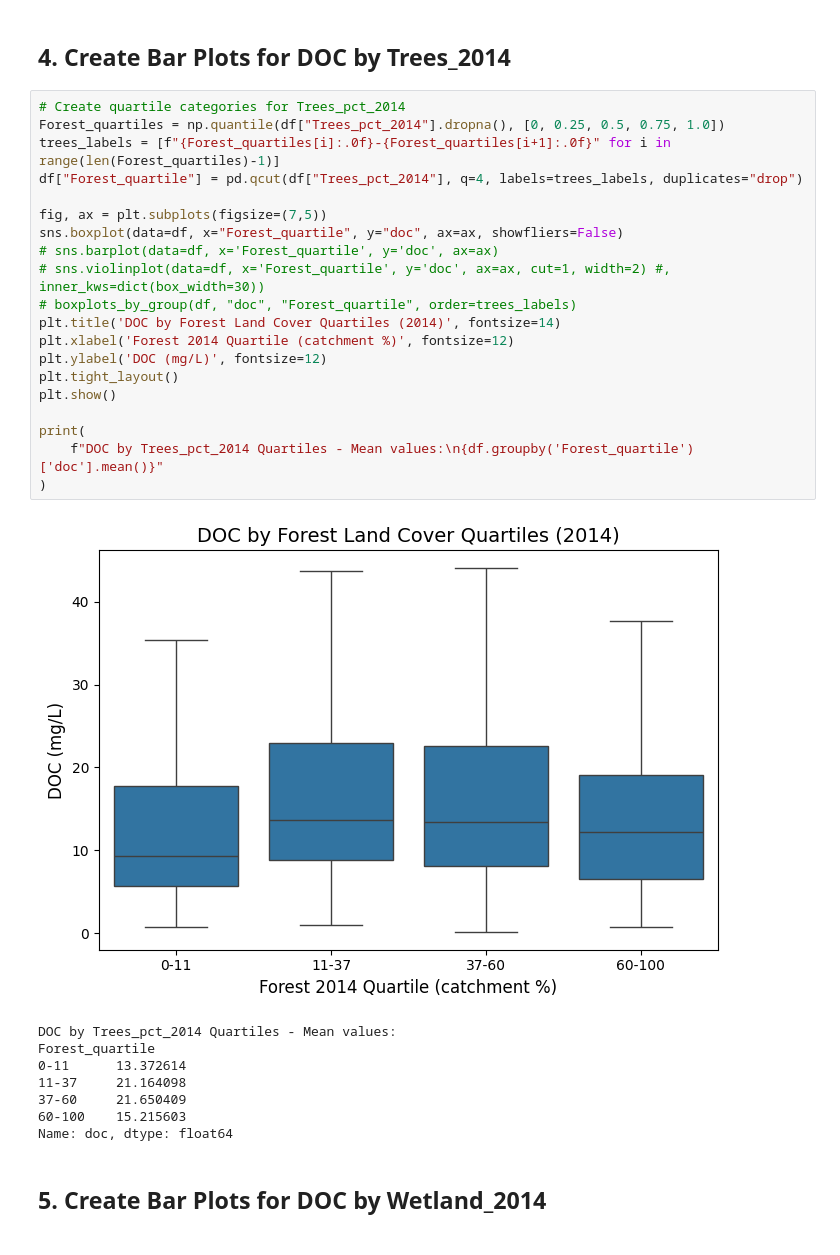
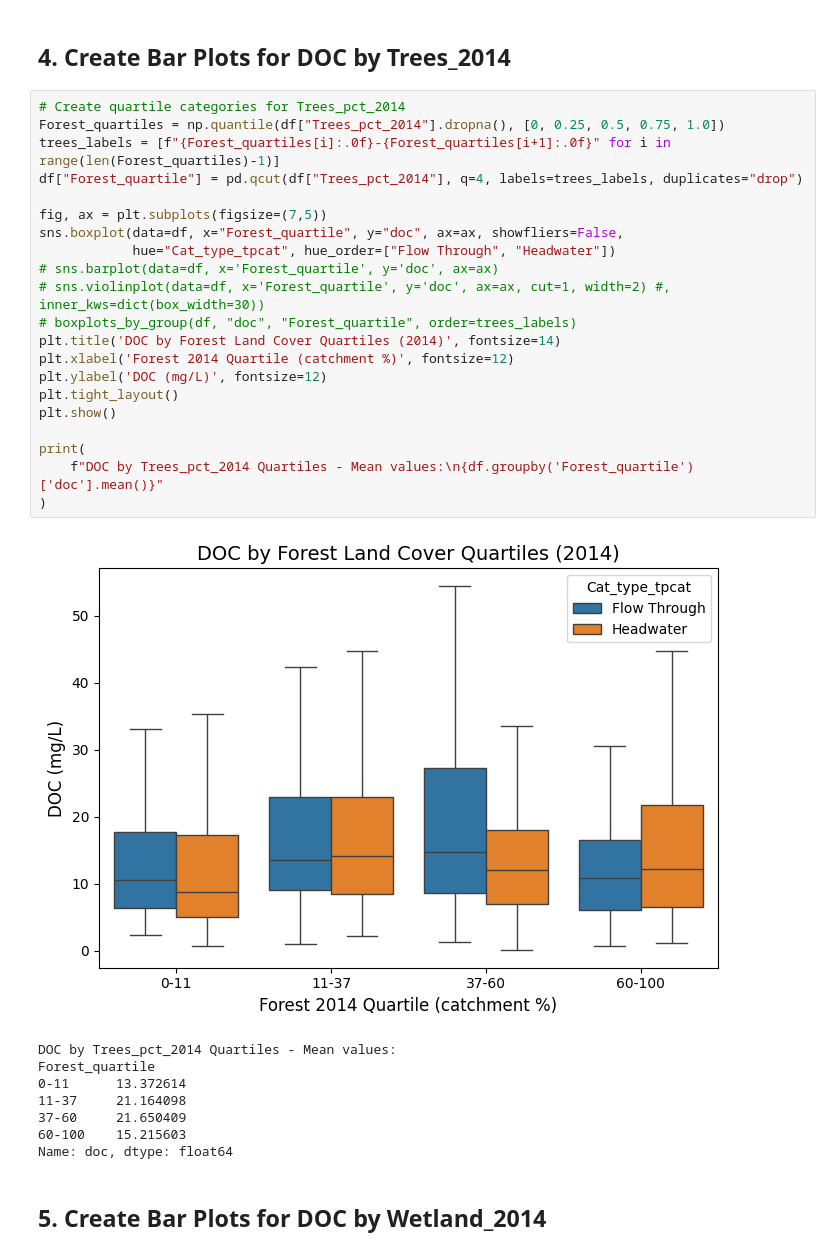
Before and after one commit to ekcomputer/land-cover, a Jupyter notebook: notebooks/data_exploration/harm_doc_landcover_exploration.ipynb, the cells around one changed output. Saved outputs shown, nothing was run; the diff lists cells and outputs as text.

Commit message:
catchment position to plots

```diff
--- a/notebooks/data_exploration/harm_doc_landcover_exploration.ipynb
+++ b/notebooks/data_exploration/harm_doc_landcover_exploration.ipynb
@@ -71,25 +68,26 @@ Name: Trees_pct_2014, dtype: float64
 # %%
 # Create quartile categories for Trees_pct_2014
 Forest_quartiles = np.quantile(df["Trees_pct_2014"].dropna(), [0, 0.25, 0.5, 0.75, 1.0])
 trees_labels = [f"{Forest_quartiles[i]:.0f}-{Forest_quartiles[i+1]:.0f}" for i in range(len(Forest_quartiles)-1)]
 df["Forest_quartile"] = pd.qcut(df["Trees_pct_2014"], q=4, labels=trees_labels, duplicates="drop")
 
 fig, ax = plt.subplots(figsize=(7,5))
-sns.boxplot(data=df, x="Forest_quartile", y="doc", ax=ax, showfliers=False)
+sns.boxplot(data=df, x="Forest_quartile", y="doc", ax=ax, showfliers=False,
+            hue="Cat_type_tpcat", hue_order=["Flow Through", "Headwater"])
 # sns.barplot(data=df, x='Forest_quartile', y='doc', ax=ax)
 # sns.violinplot(data=df, x='Forest_quartile', y='doc', ax=ax, cut=1, width=2) #, inner_kws=dict(box_width=30))
 # boxplots_by_group(df, "doc", "Forest_quartile", order=trees_labels)
 plt.title('DOC by Forest Land Cover Quartiles (2014)', fontsize=14)
 plt.xlabel('Forest 2014 Quartile (catchment %)', fontsize=12)
 plt.ylabel('DOC (mg/L)', fontsize=12)
 plt.tight_layout()
 plt.show()
 
 print(
     f"DOC by Trees_pct_2014 Quartiles - Mean values:\n{df.groupby('Forest_quartile')['doc'].mean()}"
 )
 # %% [output]
-[figure, old version]
+[figure, new version]
 DOC by Trees_pct_2014 Quartiles - Mean values:
 Forest_quartile
 0-11      13.372614
```
Also changed, not shown: parts of 2 cells of this notebook.
